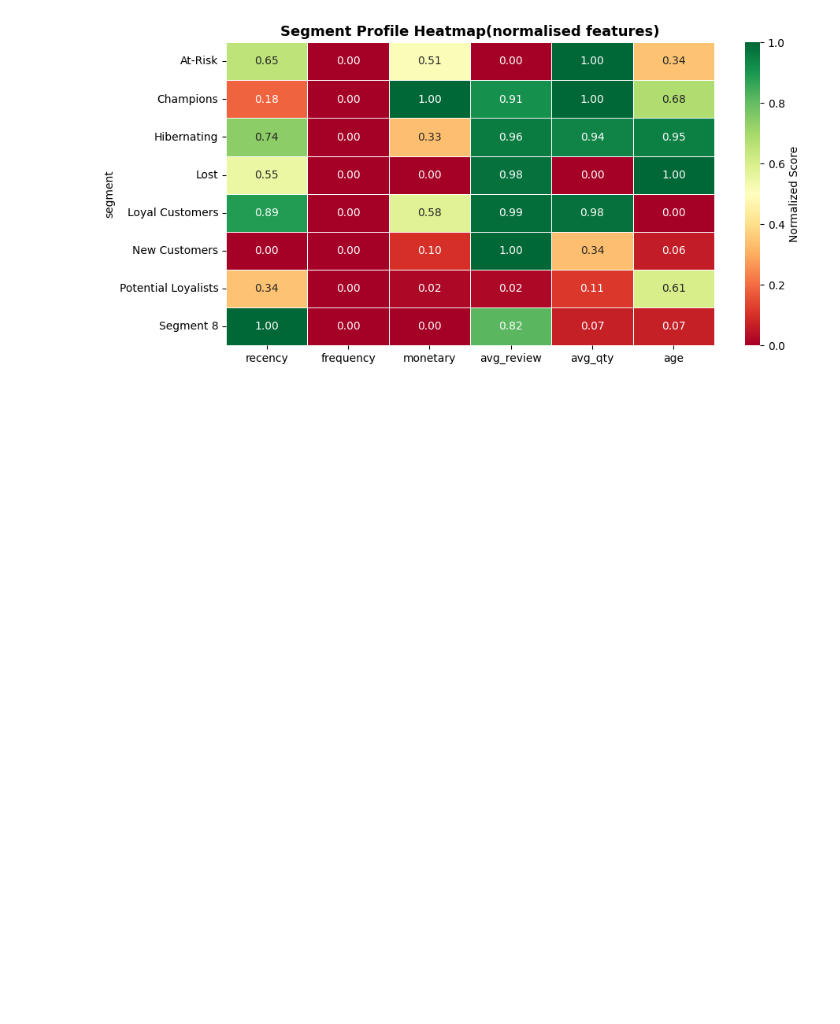
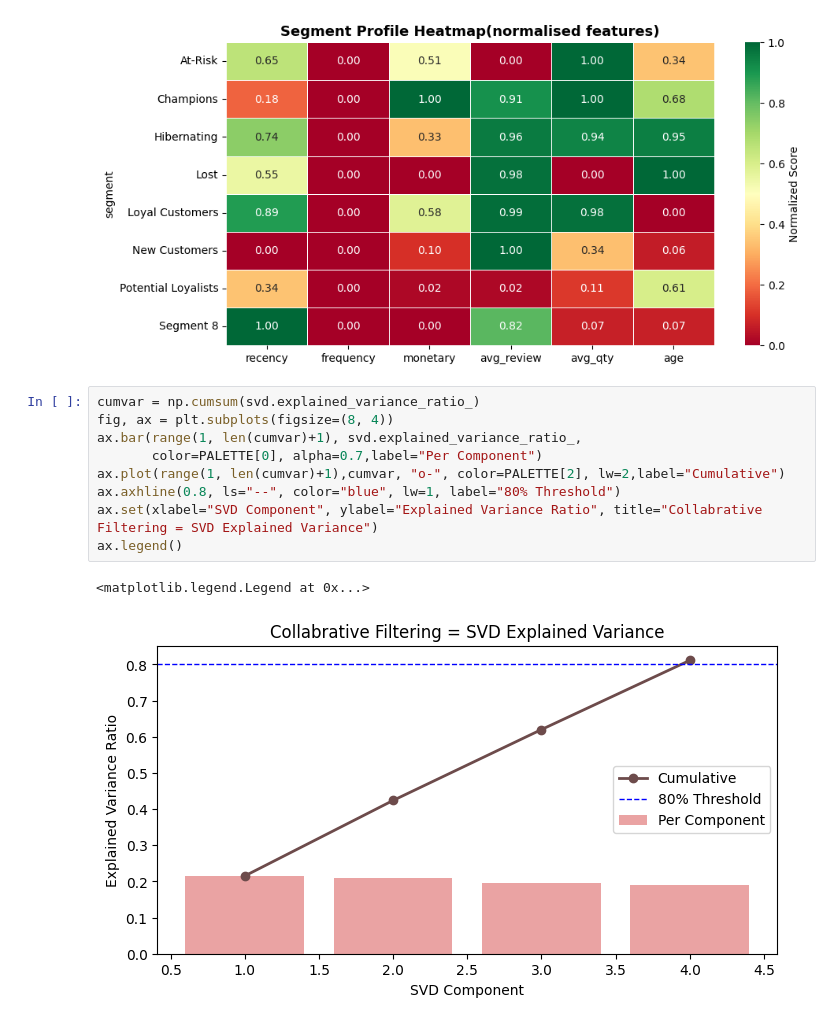
Before and after one commit to datajav/ecommerce-data-visualization-project, a Jupyter notebook: notebook/customer_analytics.ipynb, the cells around one changed output. Cells and saved outputs as stored; diff of their text form; blank space fills up the shorter version.

```diff
--- a/notebook/customer_analytics.ipynb
+++ b/notebook/customer_analytics.ipynb
@@ -238,3 +238,15 @@ ax.set_title("Segment Profile Heatmap(normalised features)", fontsize=13, fontwe
 # %% [output]
 Text(0.5, 1.0, 'Segment Profile Heatmap(normalised features)')
 [figure]
+# %%
+cumvar = np.cumsum(svd.explained_variance_ratio_)
+fig, ax = plt.subplots(figsize=(8, 4))
+ax.bar(range(1, len(cumvar)+1), svd.explained_variance_ratio_,
+       color=PALETTE[0], alpha=0.7,label="Per Component")
+ax.plot(range(1, len(cumvar)+1),cumvar, "o-", color=PALETTE[2], lw=2,label="Cumulative")
+ax.axhline(0.8, ls="--", color="blue", lw=1, label="80% Threshold")
+ax.set(xlabel="SVD Component", ylabel="Explained Variance Ratio", title="Collabrative Filtering = SVD Explained Variance")
+ax.legend()
+# %% [output]
+<matplotlib.legend.Legend at 0x...>
+[figure, added]
```
Also changed, not shown: parts of 2 cells of this notebook.
